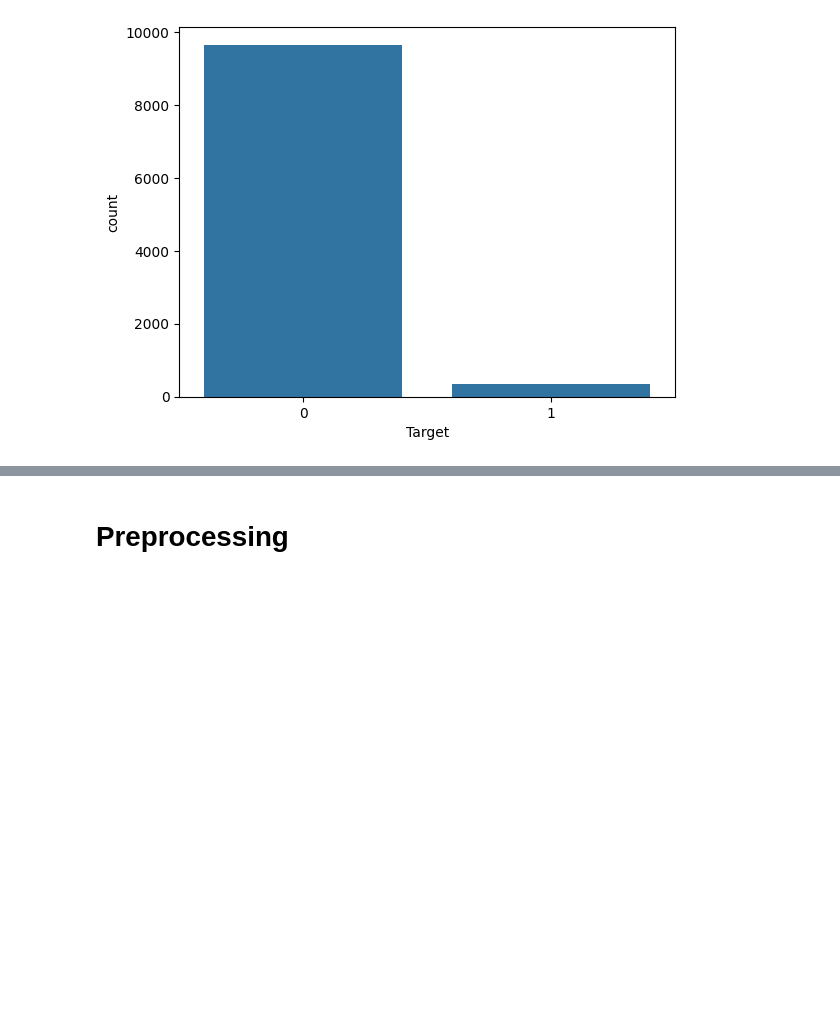
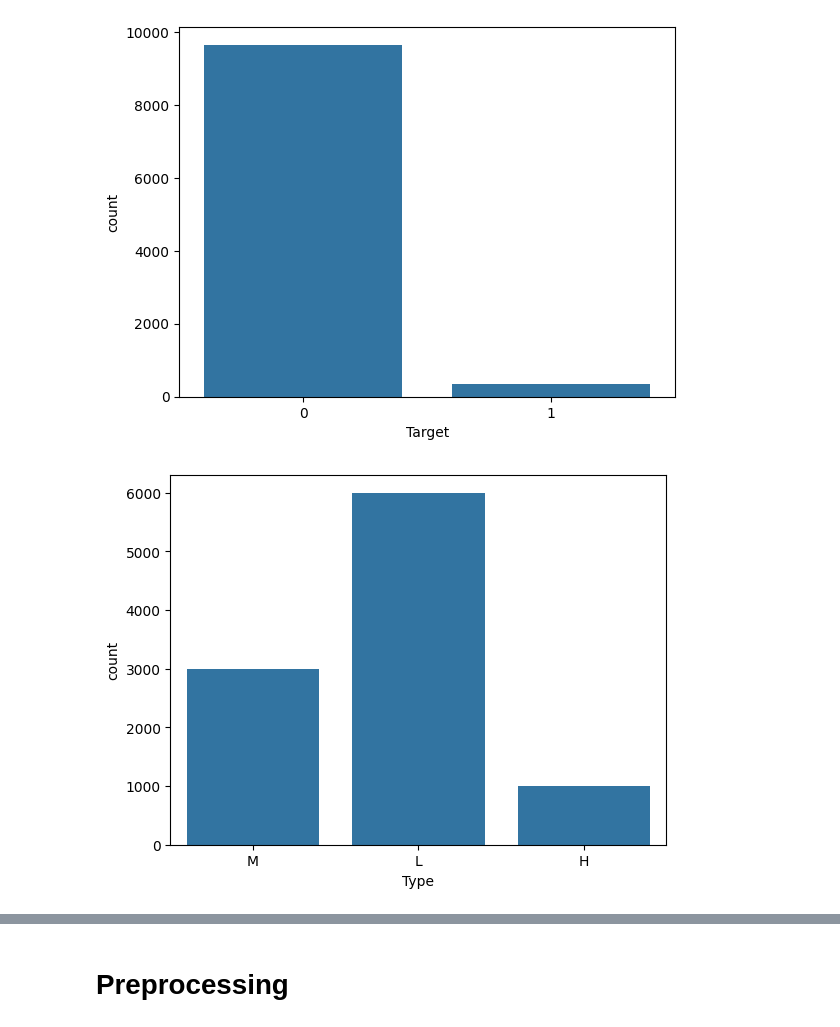
Before and after one commit to Ahtat204/Machine-Failure-Prediction, a Jupyter notebook: predictive_maintenance_classification.ipynb, the cells around one changed output, grey strips where cells are left out. Cells and saved outputs as stored; diff of their text form; code cells hidden in the pictures; blank space fills up the shorter version.

```diff
--- a/predictive_maintenance_classification.ipynb
+++ b/predictive_maintenance_classification.ipynb
@@ -74,3 +63,7 @@ Target
 1     339
 Name: count, dtype: int64
 [figure]
+# %%
+sns.countplot(x='Type', data=df);
+# %% [output]
+[figure, added]
```
Also changed, not shown: parts of 23 cells of this notebook, 1 other file.
